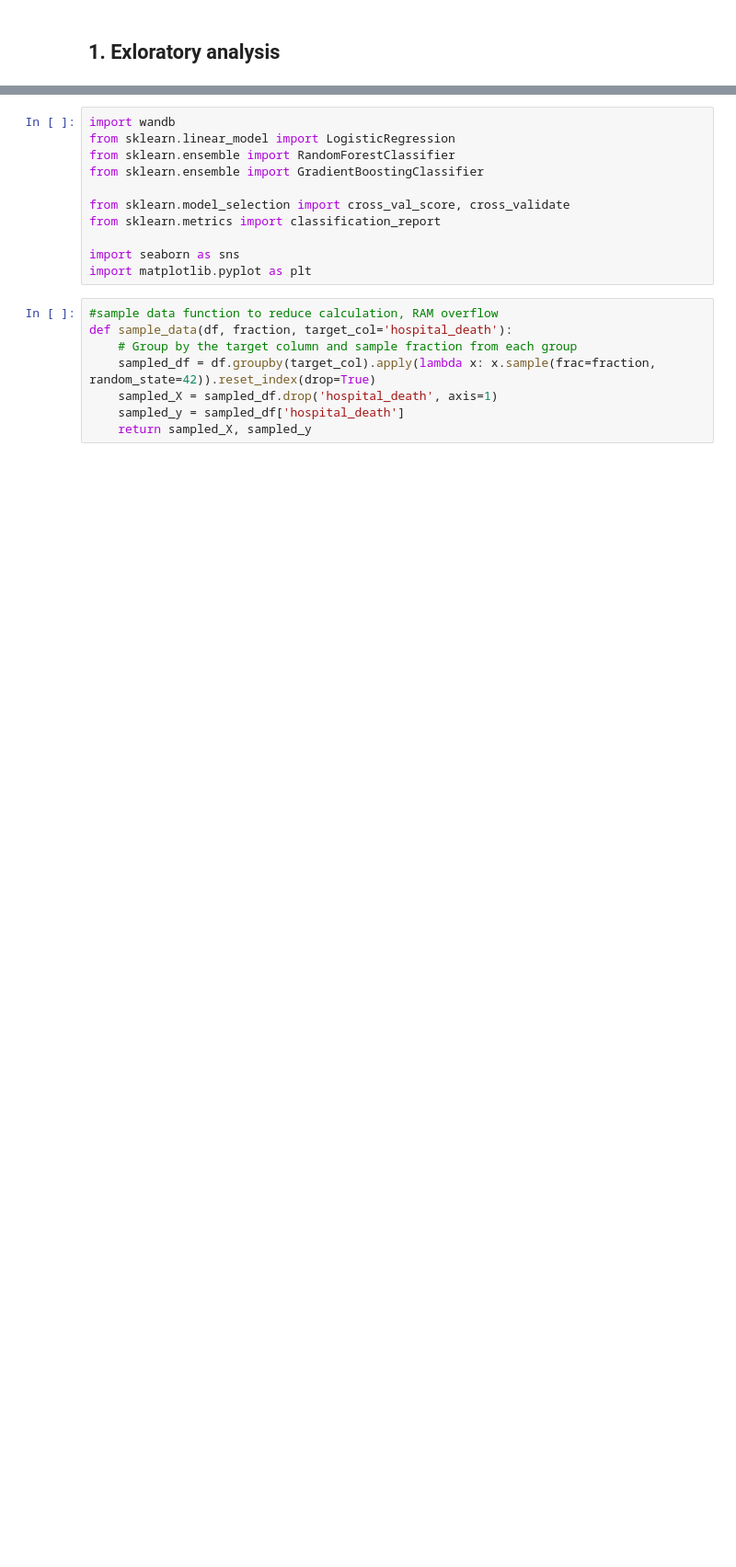
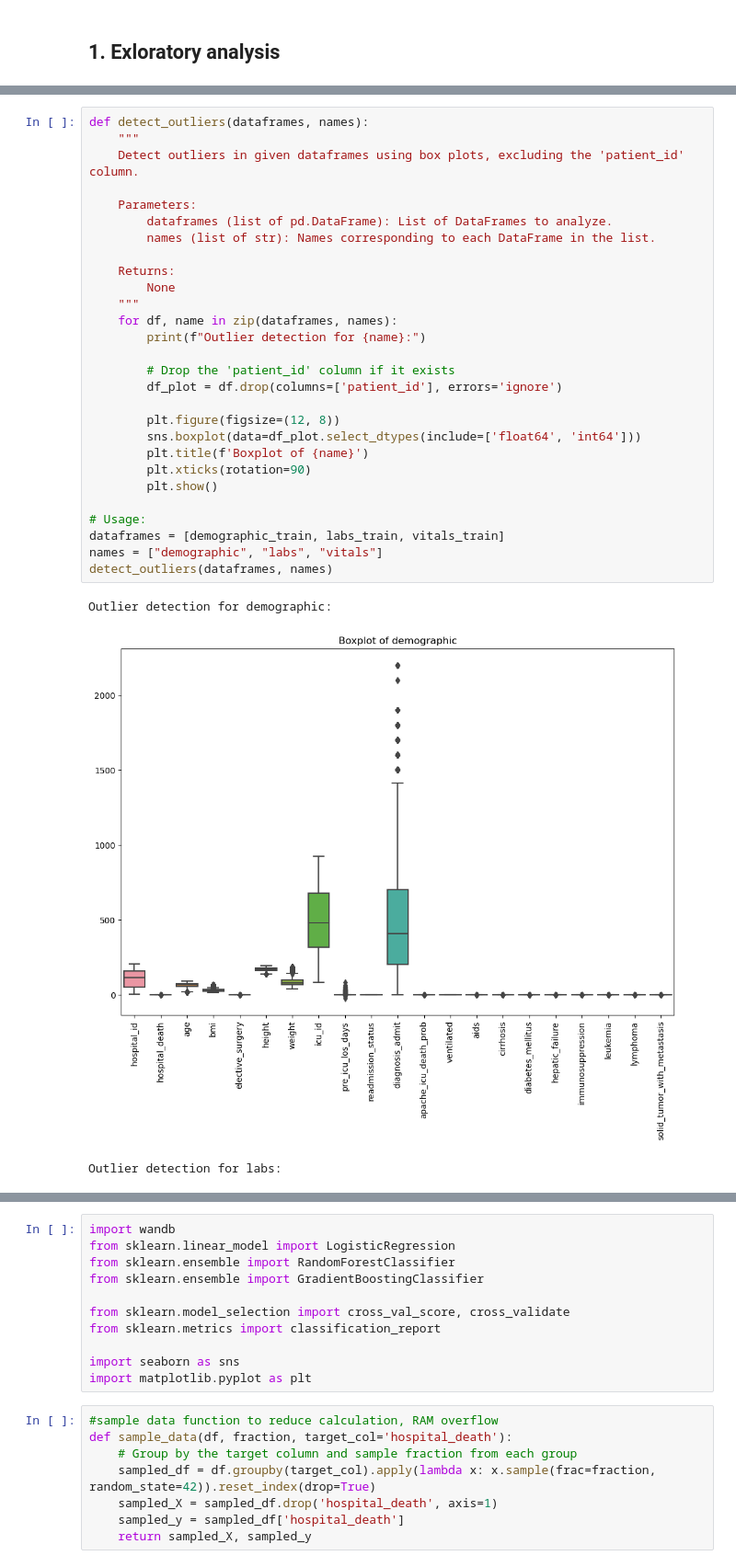
Before and after one commit to xin-cheng-ds/EHR_record, a Jupyter notebook: EHR.ipynb, the cells around one changed output, grey strips where cells are left out. Shown at 92% size. Cells and saved outputs as stored; diff of their text form; blank space fills up the shorter version.

```diff
--- a/EHR.ipynb
+++ b/EHR.ipynb
@@ -55,0 +76,32 @@ dtype: int64
+# %%
+def detect_outliers(dataframes, names):
+    """
+    Detect outliers in given dataframes using box plots, excluding the 'patient_id' column.
+
+    Parameters:
+        dataframes (list of pd.DataFrame): List of DataFrames to analyze.
+        names (list of str): Names corresponding to each DataFrame in the list.
+
+    Returns:
+        None
+    """
+    for df, name in zip(dataframes, names):
+        print(f"Outlier detection for {name}:")
+
+        # Drop the 'patient_id' column if it exists
+        df_plot = df.drop(columns=['patient_id'], errors='ignore')
+
+        plt.figure(figsize=(12, 8))
+        sns.boxplot(data=df_plot.select_dtypes(include=['float64', 'int64']))
+        plt.title(f'Boxplot of {name}')
+        plt.xticks(rotation=90)
+        plt.show()
+
+# Usage:
+dataframes = [demographic_train, labs_train, vitals_train]
+names = ["demographic", "labs", "vitals"]
+detect_outliers(dataframes, names)
+# %% [output]
+Outlier detection for demographic:
+[figure, added]
+Outlier detection for labs:
```
Also changed, not shown: parts of 30 cells of this notebook.
